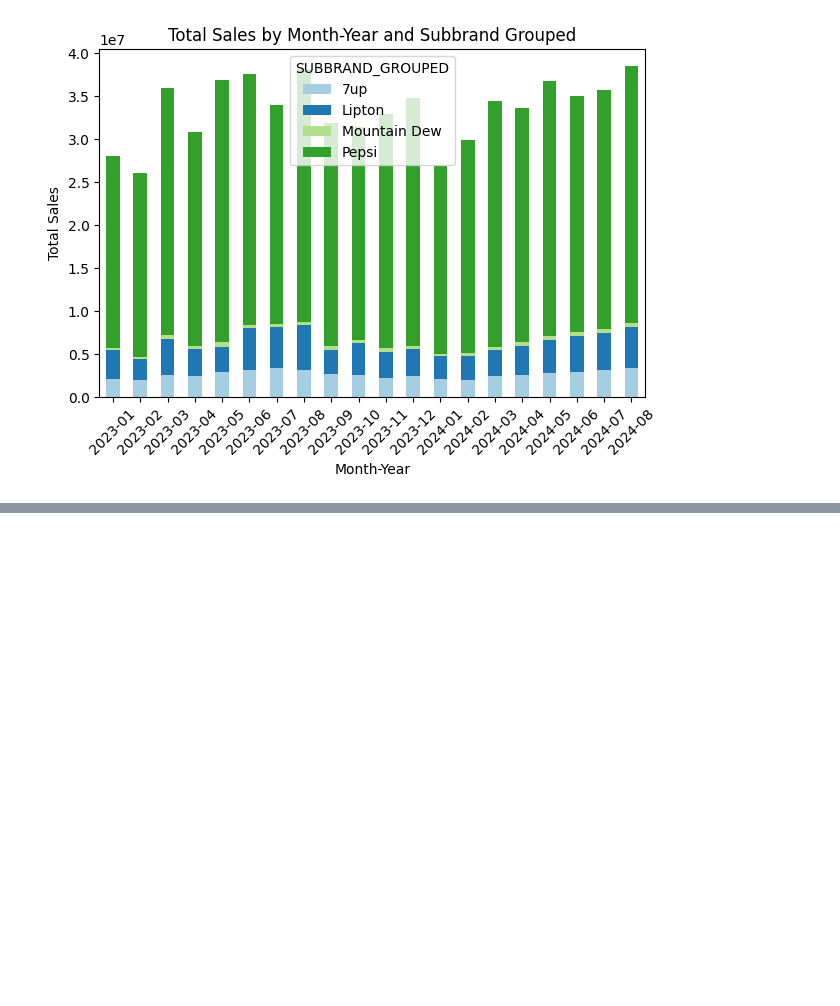
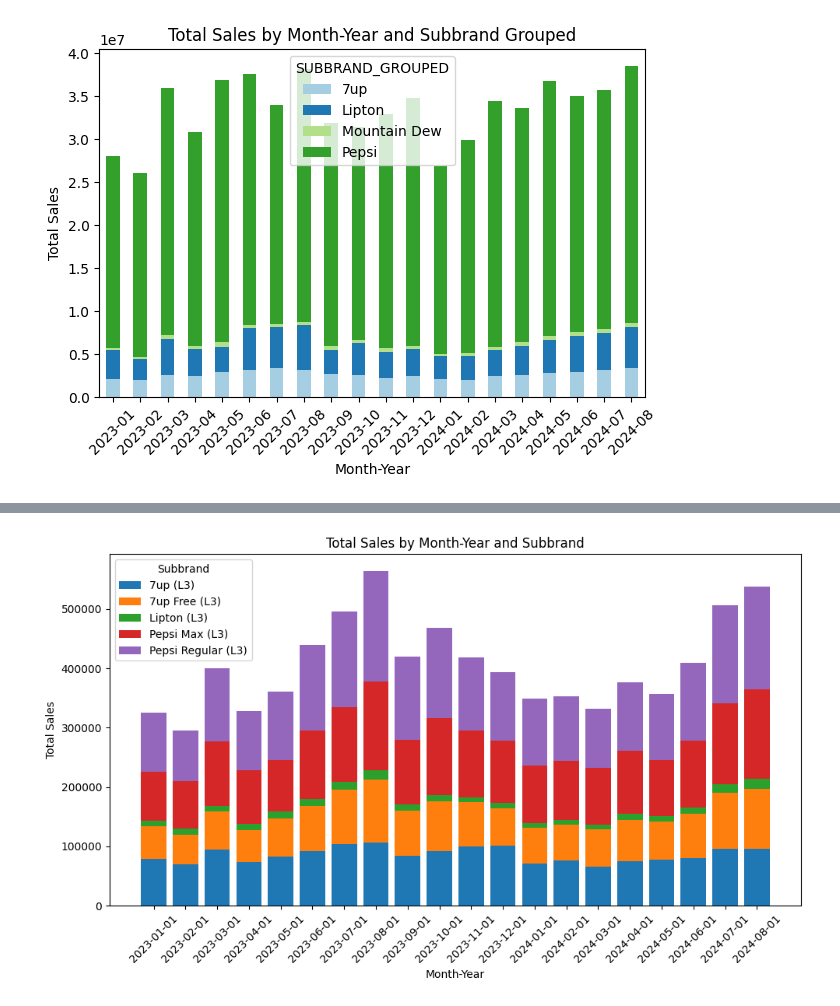
Before and after one commit to anruki/UFV_Visualizacion, a Jupyter notebook: EjerciciosClase/Ventas.ipynb, the cells around one changed output, grey strips where cells are left out. Cells and saved outputs as stored; diff of their text form; code cells hidden in the pictures; blank space fills up the shorter version.

```diff
--- a/EjerciciosClase/Ventas.ipynb
+++ b/EjerciciosClase/Ventas.ipynb
@@ -868,0 +962,33 @@ plt.show()
+# %%
+
+
+# 3. Agrupamos por YearMonth y SUBBRAND y sumamos AMOUNT
+monthly_sales_subbrand = actuals_spain.groupby(['DATE', 'SUBBRAND'])['AMOUNT'].sum().reset_index()
+
+# 4. Pivotamos el DataFrame para que cada SUBBRAND sea una columna
+monthly_sales_pivot = monthly_sales_subbrand.pivot(index='DATE', columns='SUBBRAND', values='AMOUNT')
+
+# 5. Creamos el gráfico de barras apiladas
+plt.figure(figsize=(10, 6))
+
+# Inicializamos la posición inferior de cada barra en 0
+bottom = [0] * len(monthly_sales_pivot)
+
+# Iteramos sobre cada subbrand para apilar los valores
+for subbrand in monthly_sales_pivot.columns:
+    plt.bar(monthly_sales_pivot.index.astype(str), monthly_sales_pivot[subbrand], bottom=bottom, label=subbrand)
+    # Actualizamos la posición inferior sumando el valor actual
+    bottom += monthly_sales_pivot[subbrand].fillna(0)  # fillna(0) por si hay valores nulos
+
+# 6. Etiquetas y título
+plt.xlabel('Month-Year')
+plt.ylabel('Total Sales')
+plt.title('Total Sales by Month-Year and Subbrand')
+plt.xticks(rotation=45)  # Rotamos las etiquetas del eje X para mejor visibilidad
+plt.legend(title="Subbrand")  # Leyenda para identificar cada SUBBRAND
+
+# Mostrar gráfico
+plt.tight_layout()
+plt.show()
+# %% [output]
+[figure, added]
```
Also changed, not shown: parts of 15 cells of this notebook.
